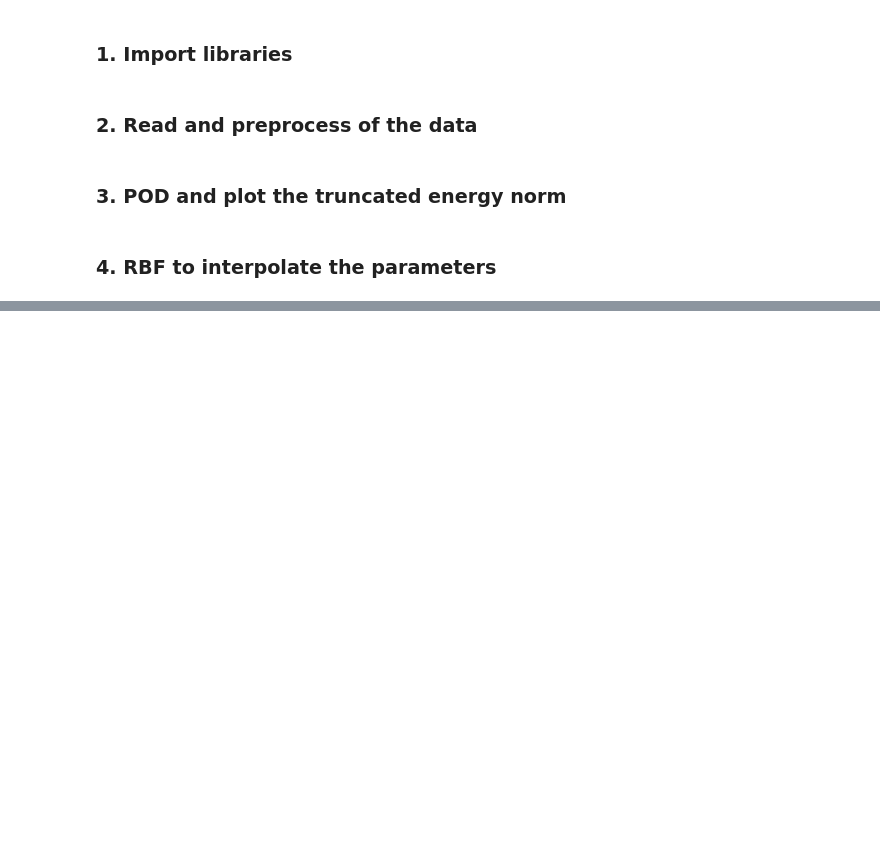
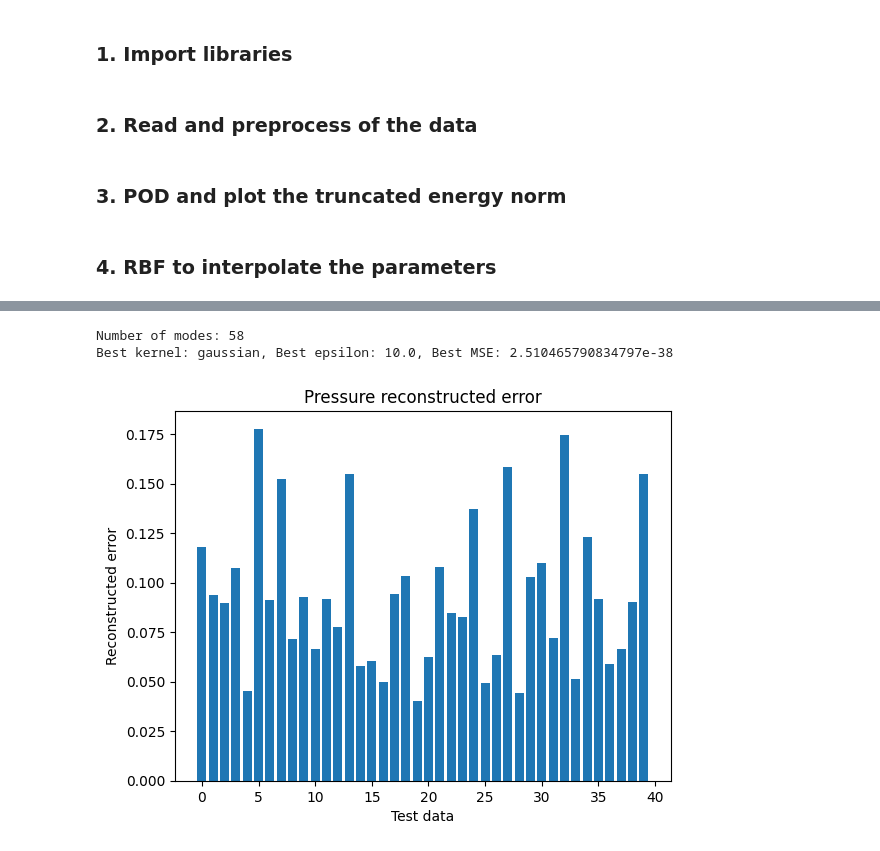
Before and after one commit to Ruansh233/geometric_parameterization_ML, a Jupyter notebook: EZyRB_PODI.ipynb, the cells around one changed output, grey strips where cells are left out. Drawn from its saved outputs; the diff is of its cells as text; code cells hidden in the pictures; blank space fills up the shorter version.

```diff
--- a/EZyRB_PODI.ipynb
+++ b/EZyRB_PODI.ipynb
@@ -144,0 +167,22 @@ Best kernel: gaussian, Best epsilon: 10.0, Best MSE: 1.8400902466719862e-36
+# %%
+# Perform PODI on the pressure data
+u_POD, u_kernal, u_epsilon, u_scalar = POD_eval(train_velocity, train_design_parameters, plot_singular_values=False)
+
+u_rom = PODI_rom(u_POD, u_kernal, u_epsilon, train_design_parameters, train_velocity)
+
+test_design_parameters_scaled = u_scalar.transform(test_design_parameters)
+u_predict = u_rom.predict(test_design_parameters_scaled)
+
+# calculate the reconstrcuted error for each test data using mean squared error
+u_reconstructed_error = np.linalg.norm(test_velocity - u_predict.snapshots_matrix, axis=1) / np.linalg.norm(test_velocity, axis=1)
+
+# plot the error
+plt.bar([i for i in range(len(u_reconstructed_error))], u_reconstructed_error)
+plt.title('Pressure reconstructed error')
+plt.xlabel('Test data')
+plt.ylabel('Reconstructed error')
+plt.show()
+# %% [output]
+Number of modes: 58
+Best kernel: gaussian, Best epsilon: 10.0, Best MSE: 2.510465790834797e-38
+[figure, added]
```
Also changed, not shown: parts of 8 cells of this notebook.
